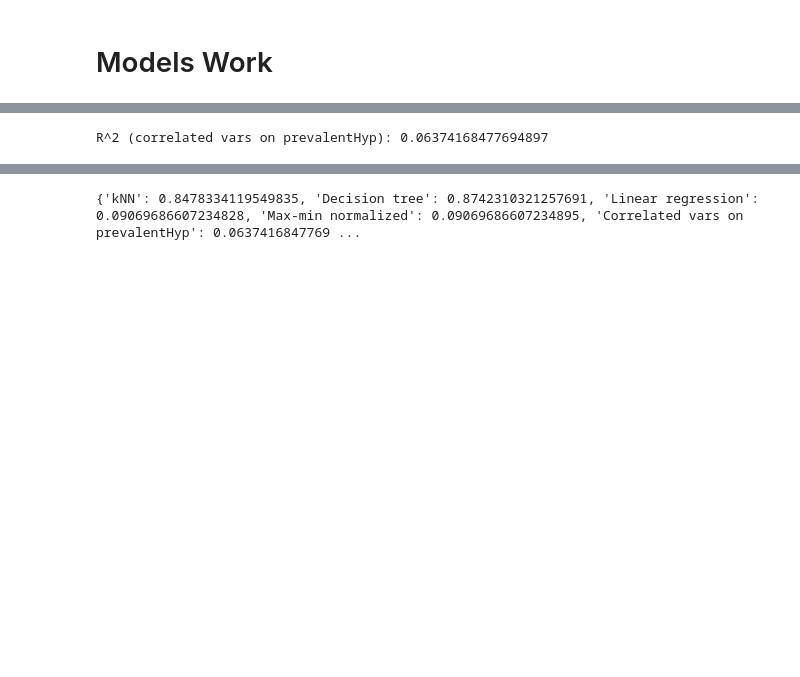
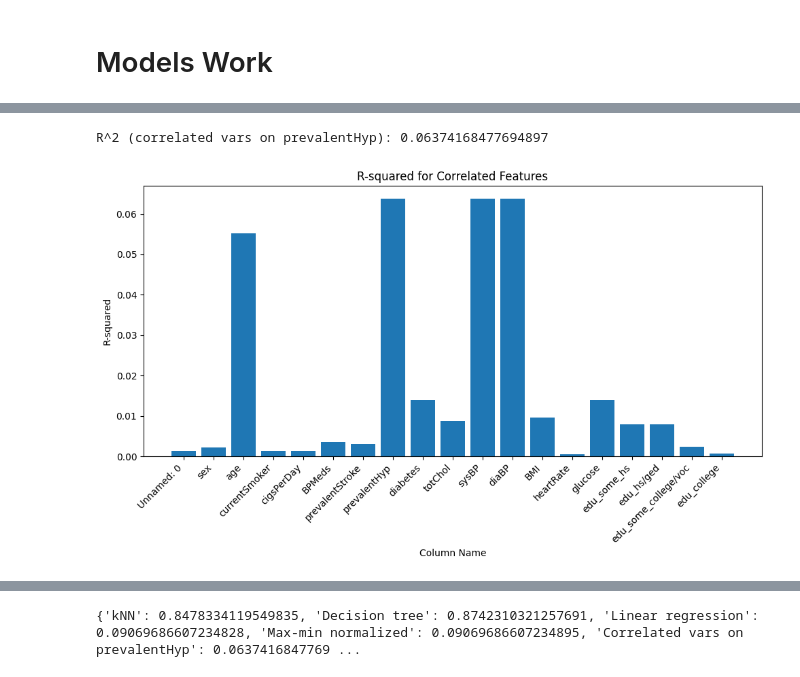
Before and after one commit to JulianKrese/project_chd, a Jupyter notebook: model_work.ipynb, the cells around one changed output, grey strips where cells are left out. Cells and saved outputs as stored; diff of their text form; code cells hidden in the pictures; blank space fills up the shorter version.

```diff
--- a/model_work.ipynb
+++ b/model_work.ipynb
@@ -76,21 +134,37 @@ R^2 (min-max normalized):  0.09069686607234895
 # %%
 # trying linear regression with different correlated variables (finds col w/ highest R-squared)
 corr_matrix = X_train.corr()
 best_r2 = 0
 best_col = ""
+r2_scores = []
+cols = []
 for col in corr_matrix:
   high_corr_vars = corr_matrix.index[abs(corr_matrix[col]) > 0.5]
   X_train_corr = X_train[high_corr_vars]
   X_test_corr = X_test[high_corr_vars]
   corr_reg = LinearRegression().fit(X_train_corr, y_train)
   r2 = abs(corr_reg.score(X_test_corr, y_test))
+  r2_scores.append(r2)
+  cols.append(col)
   if r2 > best_r2:
     best_r2 = r2
     best_col = col
+
 print(f"R^2 (correlated vars on {best_col}): {best_r2}")
 R_squared_vals[f"Correlated vars on {best_col}"] = best_r2
+
+#  Visualizing R-squared vs. Column
+plt.figure(figsize=(10, 6))
+plt.bar(cols, r2_scores)
+plt.xlabel('Column Name')
+plt.ylabel('R-squared')
+plt.title('R-squared for Correlated Features')
+plt.xticks(rotation=45, ha='right')
+plt.tight_layout()
+plt.show()
 # %% [output]
 R^2 (correlated vars on prevalentHyp): 0.06374168477694897
+[figure, added]
 # %%
 # trying linear regression with polynomial expanders (tests multiple degrees to find best R-squared)
 best_r2 = 0
```
Also changed, not shown: parts of 8 cells of this notebook.
